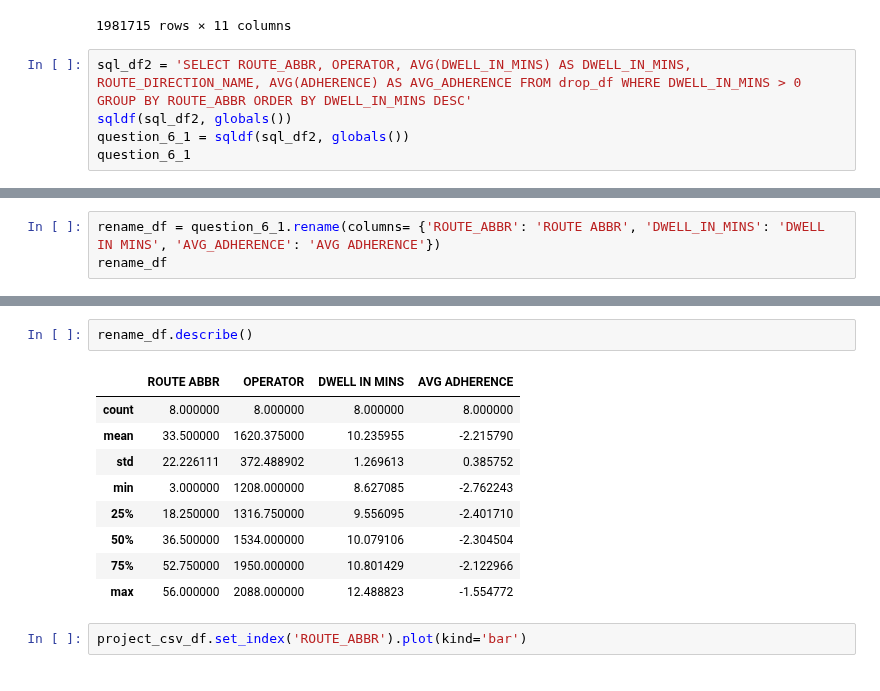
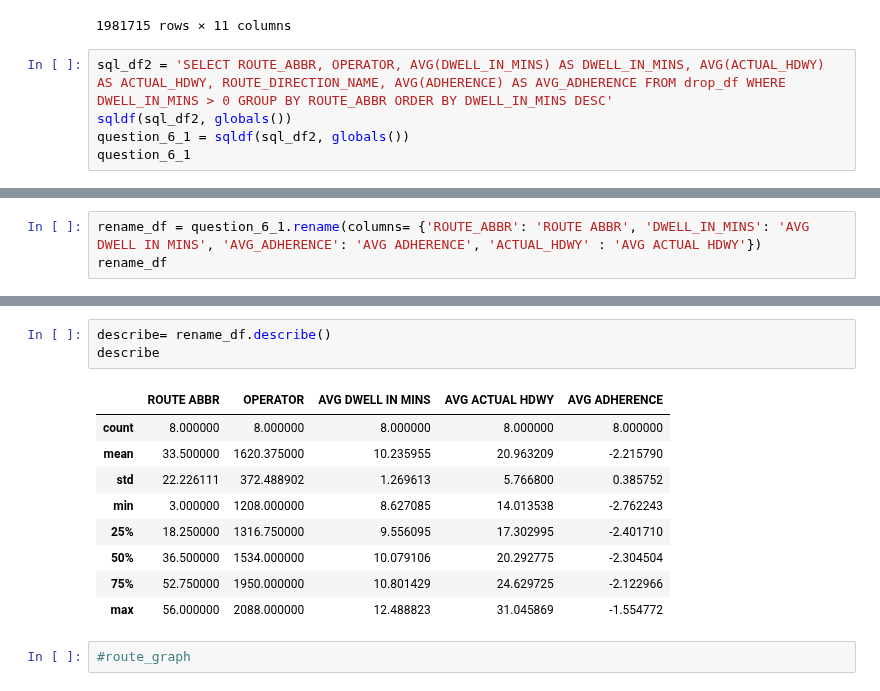
Before and after one commit to NSS-Data-Analytics-Cohort-7/wego-shut_up_and_take_my_query, a Jupyter notebook: WeGo/notebooks/Untitled1.ipynb, the cells around one changed output, grey strips where cells are left out. Cells and saved outputs as stored; diff of their text form.

```diff
--- a/WeGo/notebooks/Untitled1.ipynb
+++ b/WeGo/notebooks/Untitled1.ipynb
@@ -125,7 +125,7 @@ drop_df
 | 1981714 | 56 | 1922 | 0 | TO DOWNTOWN | 15:30:00 | 15:26:05 | ... |
 1981715 rows × 11 columns
 # %%
-sql_df2 = 'SELECT ROUTE_ABBR, OPERATOR, AVG(DWELL_IN_MINS) AS DWELL_IN_MINS, ROUTE_DIRECTION_NAME, AVG(ADHERENCE) AS AVG_ADHERENCE FROM drop_df WHERE DWELL_IN_MINS > 0 GROUP BY ROUTE_ABBR ORDER BY DWELL_IN_MINS DESC'
+sql_df2 = 'SELECT ROUTE_ABBR, OPERATOR, AVG(DWELL_IN_MINS) AS DWELL_IN_MINS, AVG(ACTUAL_HDWY) AS ACTUAL_HDWY, ROUTE_DIRECTION_NAME, AVG(ADHERENCE) AS AVG_ADHERENCE FROM drop_df WHERE DWELL_IN_MINS > 0 GROUP BY ROUTE_ABBR ORDER BY DWELL_IN_MINS DESC'
 sqldf(sql_df2, globals())
 question_6_1 = sqldf(sql_df2, globals())
 question_6_1
@@ -142,4 +142,4 @@ question_6_1
 # %%
-rename_df = question_6_1.rename(columns= {'ROUTE_ABBR': 'ROUTE ABBR', 'DWELL_IN_MINS': 'DWELL IN MINS', 'AVG_ADHERENCE': 'AVG ADHERENCE'})
+rename_df = question_6_1.rename(columns= {'ROUTE_ABBR': 'ROUTE ABBR', 'DWELL_IN_MINS': 'AVG DWELL IN MINS', 'AVG_ADHERENCE': 'AVG ADHERENCE', 'ACTUAL_HDWY' : 'AVG ACTUAL HDWY'})
 rename_df
 # %% [output]
@@ -198,14 +199,15 @@ plt.title('Correlation Matrix', fontsize=16);
 # %%
-rename_df.describe()
+describe= rename_df.describe()
+describe
 # %% [output]
-|  | ROUTE ABBR | OPERATOR | DWELL IN MINS | AVG ADHERENCE |
-| count | 8.000000 | 8.000000 | 8.000000 | 8.000000 |
-| mean | 33.500000 | 1620.375000 | 10.235955 | -2.215790 |
-| std | 22.226111 | 372.488902 | 1.269613 | 0.385752 |
-| min | 3.000000 | 1208.000000 | 8.627085 | -2.762243 |
-| 25% | 18.250000 | 1316.750000 | 9.556095 | -2.401710 |
-| 50% | 36.500000 | 1534.000000 | 10.079106 | -2.304504 |
-| 75% | 52.750000 | 1950.000000 | 10.801429 | -2.122966 |
-| max | 56.000000 | 2088.000000 | 12.488823 | -1.554772 |
+|  | ROUTE ABBR | OPERATOR | AVG DWELL IN MINS | AVG ACTUAL HDWY | AVG ADHERENCE |
+| count | 8.000000 | 8.000000 | 8.000000 | 8.000000 | 8.000000 |
+| mean | 33.500000 | 1620.375000 | 10.235955 | 20.963209 | -2.215790 |
+| std | 22.226111 | 372.488902 | 1.269613 | 5.766800 | 0.385752 |
+| min | 3.000000 | 1208.000000 | 8.627085 | 14.013538 | -2.762243 |
+| 25% | 18.250000 | 1316.750000 | 9.556095 | 17.302995 | -2.401710 |
+| 50% | 36.500000 | 1534.000000 | 10.079106 | 20.292775 | -2.304504 |
+| 75% | 52.750000 | 1950.000000 | 10.801429 | 24.629725 | -2.122966 |
+| max | 56.000000 | 2088.000000 | 12.488823 | 31.045869 | -1.554772 |
-# %%
-project_csv_df.set_index('ROUTE_ABBR').plot(kind='bar')
+# %%
+#route_graph
```
Also changed, not shown: parts of 9 cells of this notebook.
